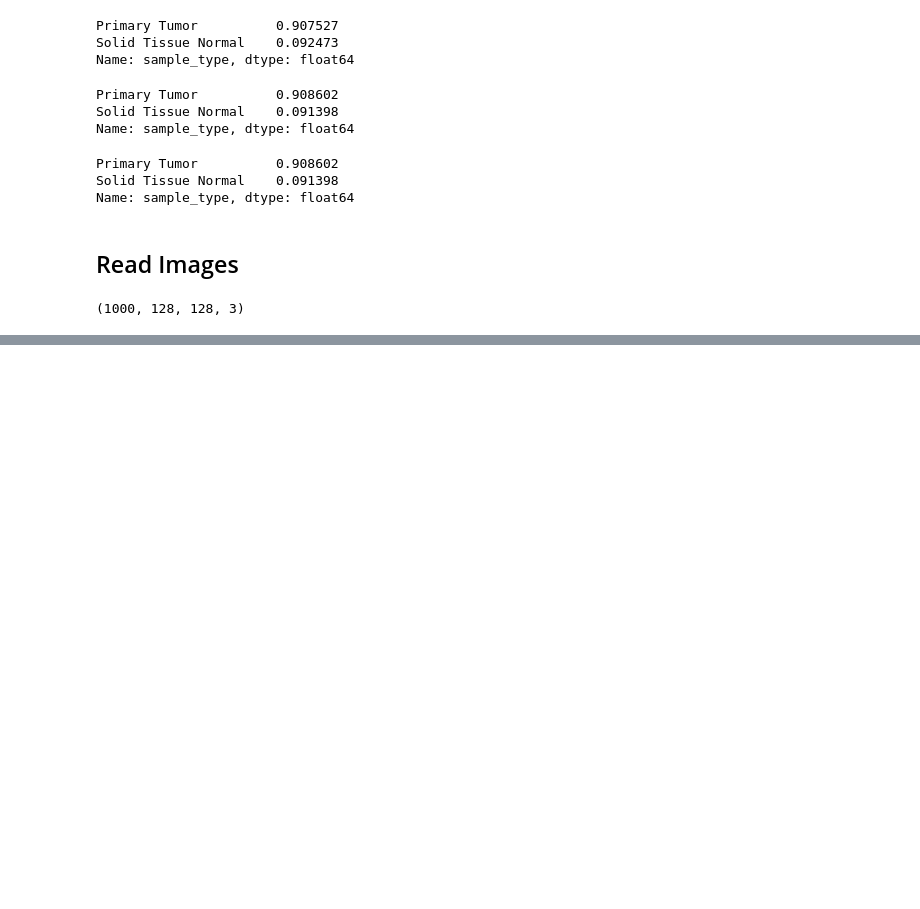
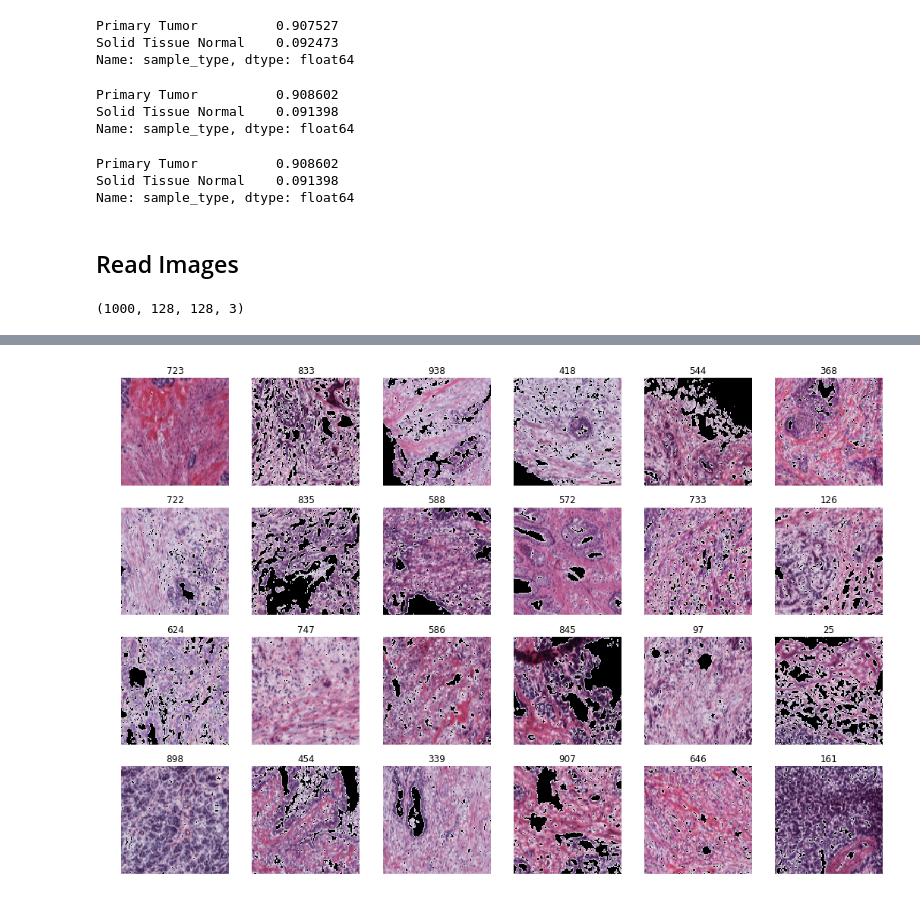
Before and after one commit to portizdegalisteo/TFM, a Jupyter notebook: model_training.ipynb, the cells around one changed output, grey strips where cells are left out. Cells and saved outputs as stored; diff of their text form; code cells hidden in the pictures; blank space fills up the shorter version.

```diff
--- a/model_training.ipynb
+++ b/model_training.ipynb
@@ -402,0 +76,4 @@ cae.model.evaluate(X_test, X_test)
+# %%
+plot_sample_imgs(images_train, n_rows=4, n_cols=6)
+# %% [output]
+[figure, added]
```
Also changed, not shown: parts of 35 cells of this notebook, 6 other files.
